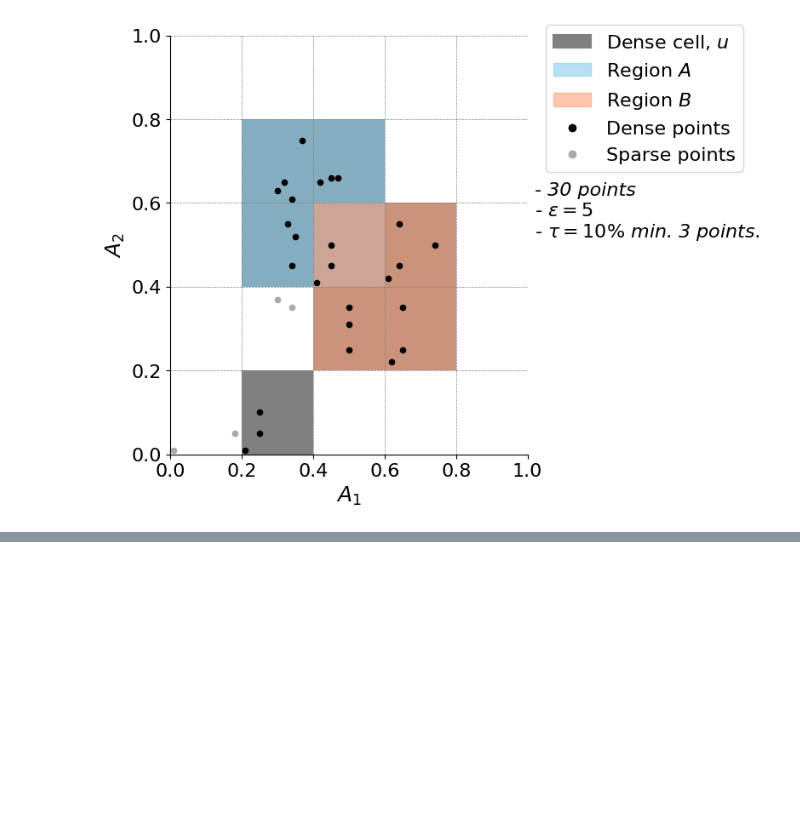
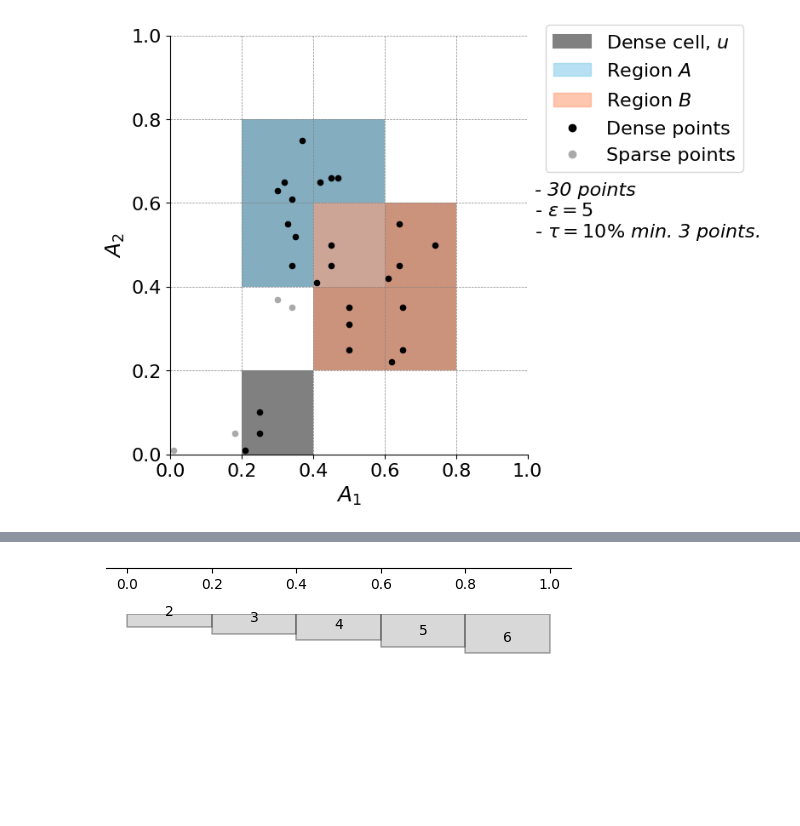
Before and after one commit to henrikdchristensen/SDU-Data-Mining-Exam, a Jupyter notebook: src/evaluation.ipynb, the cells around one changed output, grey strips where cells are left out. Drawn from its saved outputs; the diff is of its cells as text; code cells hidden in the pictures; blank space fills up the shorter version.

```diff
--- a/src/evaluation.ipynb
+++ b/src/evaluation.ipynb
@@ -776,0 +621,69 @@ plt.show()
+# %%
+import matplotlib.pyplot as plt
+import numpy as np
+import matplotlib.gridspec as gridspec
+
+# Define grid size and bin edges with a width of 0.2 from 0 to 1
+grid_size = 0.2
+bins = np.arange(0, 1.0 + grid_size, grid_size)
+
+# Example histogram data (random values for demonstration)
+hist_data = [2, 3, 4, 5, 6]
+
+
+# Create the figure with GridSpec for layout
+fig = plt.figure(figsize=(6, 3))
+gs = gridspec.GridSpec(2, 1, height_ratios=[0, 1], hspace=0.5)
+
+# Main plot (grid visualization)
+ax_main = fig.add_subplot(gs[0, 0])
+
+# Remove y-axis and borders
+ax_main.yaxis.set_visible(False)
+ax_main.spines['top'].set_visible(False)
+ax_main.spines['right'].set_visible(False)
+ax_main.spines['left'].set_visible(False)
+ax_main.spines['left'].set_visible(False)
+
+
+
+
+# Histogram for the x-dimension (below the main plot)
+ax_histx = fig.add_subplot(gs[1, 0], sharex=ax_main)
+
+# Remove the ticks and labels from the x-axis of the histogram
+ax_histx.xaxis.set_visible(False)
+
+# Draw the histogram manually to control text labels and bar placement
+for i in range(len(hist_data)):
+    bin_start = bins[i]
+    bin_end = bins[i + 1]
+    height = hist_data[i]
+
+    # Draw the bar
+    ax_histx.fill_between([bin_start, bin_end], 0, height, color='gray', alpha=0.3, edgecolor='black', linewidth=1.2)
+
+    # Add text label indicating the count
+    ax_histx.text((bin_start + bin_end) / 2, height - (0.05 * max(counts)), str(height),
+                  ha='center', va='bottom', fontsize=10, color='black')
+
+# Set limits and invert the y-axis
+ax_histx.set_ylim(0, max(counts) * 1.1)
+ax_histx.invert_yaxis()  # Flip the histogram to place it below the x-axis
+
+# Remove all y-axis elements
+ax_histx.yaxis.set_visible(False)
+ax_histx.spines['left'].set_visible(False)
+ax_histx.spines['right'].set_visible(False)
+
+# Remove x-axis for the histogram to keep it clean
+ax_histx.spines['bottom'].set_visible(False)
+ax_histx.spines['top'].set_visible(False)
+
+# Save plot
+plt.savefig(dir_to_save_plots + 'histogram_with_counts.png', bbox_inches='tight')
+
+# Show plot
+plt.show()
+# %% [output]
+[figure, added]
```
Also changed, not shown: parts of 4 cells of this notebook, 7 other files.
